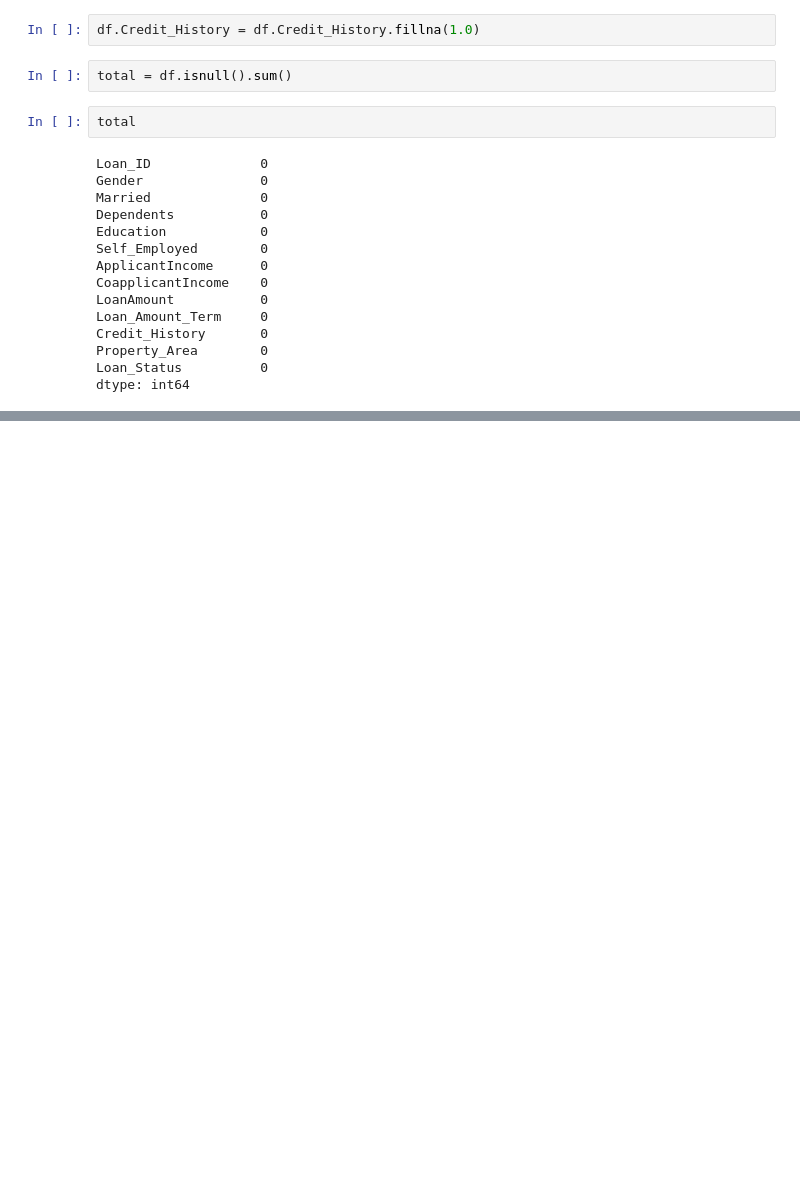
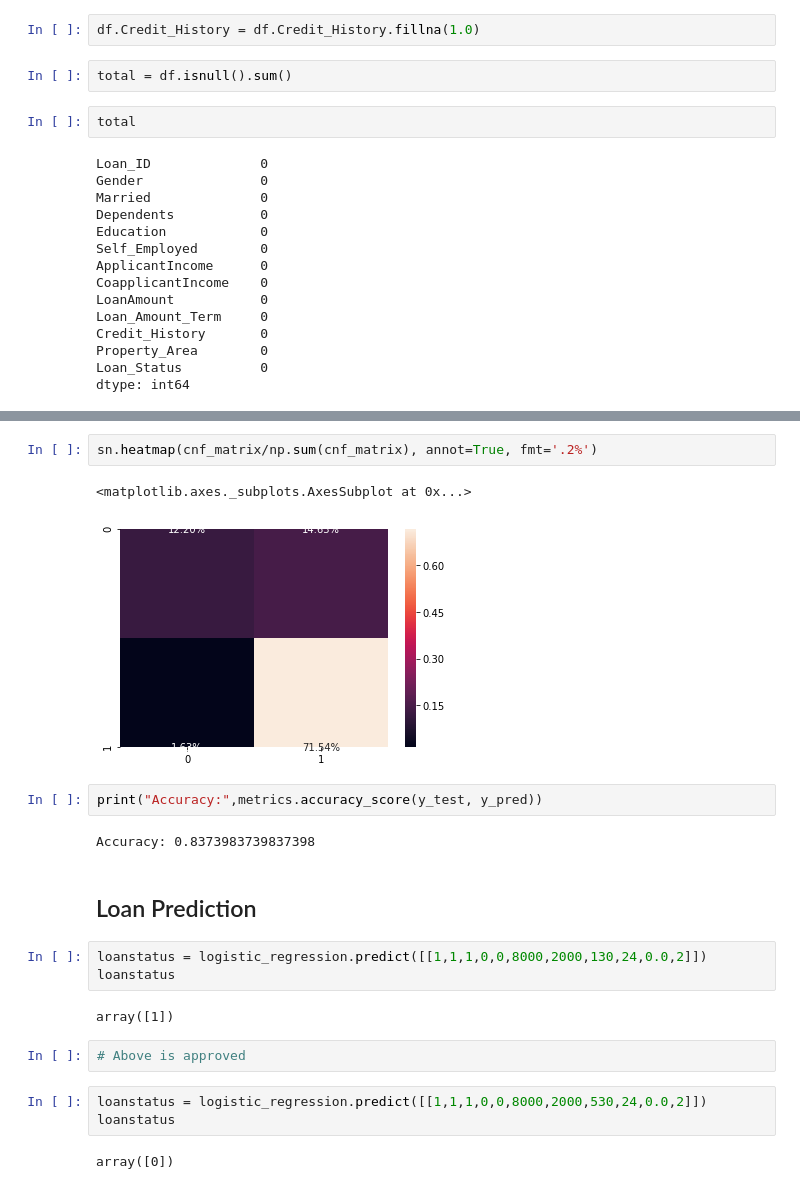
Before and after one commit to aman-thapa/LoanPredict-ML, a Jupyter notebook: Loan-Prediction-Minor-ML.ipynb, the cells around one changed output, grey strips where cells are left out. Drawn from its saved outputs; the diff is of its cells as text; blank space fills up the shorter version.

```diff
--- a/Loan-Prediction-Minor-ML.ipynb
+++ b/Loan-Prediction-Minor-ML.ipynb
@@ -151,0 +315,23 @@ dtype: int64
+# %%
+sn.heatmap(cnf_matrix/np.sum(cnf_matrix), annot=True, fmt='.2%')
+# %% [output]
+<matplotlib.axes._subplots.AxesSubplot at 0x...>
+[figure, added]
+# %%
+print("Accuracy:",metrics.accuracy_score(y_test, y_pred))
+# %% [output]
+Accuracy: 0.8373983739837398
+# %% [markdown]
+## Loan Prediction
+# %%
+loanstatus = logistic_regression.predict([[1,1,1,0,0,8000,2000,130,24,0.0,2]])
+loanstatus
+# %% [output]
+array([1])
+# %%
+# Above is approved
+# %%
+loanstatus = logistic_regression.predict([[1,1,1,0,0,8000,2000,530,24,0.0,2]])
+loanstatus
+# %% [output]
+array([0])
```
Also changed, not shown: parts of 28 cells of this notebook.
